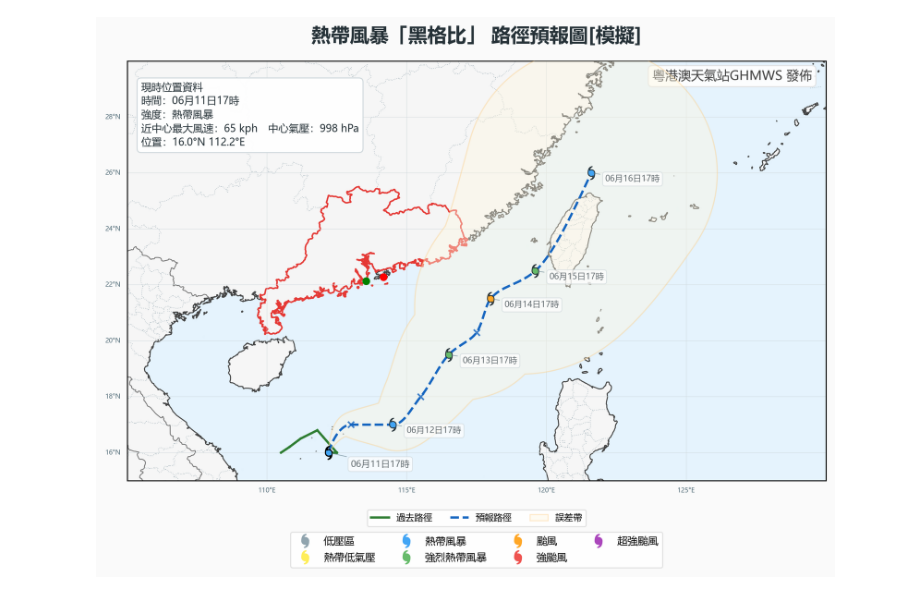
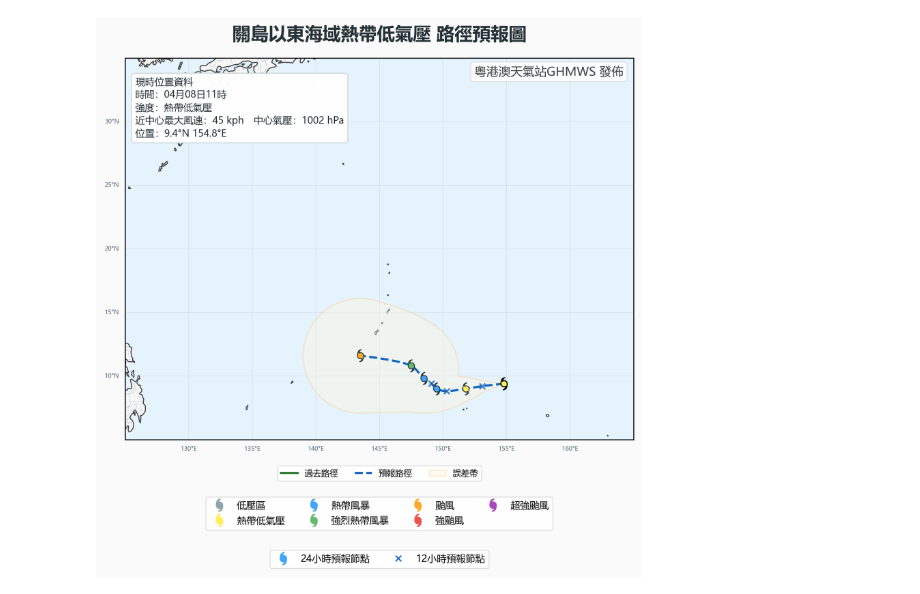
Before and after one commit to zax41006-bot/GHMWS-MODEL, a Jupyter notebook: GHMWS-TC-Track.ipynb, the cells around one changed output. Drawn from its saved outputs; the diff is of its cells as text; code cells hidden in the pictures.

```diff
--- a/GHMWS-TC-Track.ipynb
+++ b/GHMWS-TC-Track.ipynb
@@ -12,12 +12,6 @@ from shapely.ops import unary_union
 import tcmarkers
 import cartopy.io.shapereader as shapereader
 
-# ----------------------------
-# 1. 全局配置
-# ----------------------------
-%matplotlib inline
-%config InlineBackend.figure_format = 'retina'
-
 plt.rcParams["font.family"] = ["Microsoft YaHei", "SimHei"]
 plt.rcParams["axes.unicode_minus"] = False
 plt.rcParams["font.size"] = 9
@@ -28,7 +22,7 @@ plt.rcParams["patch.linewidth"] = 0.8
 plt.rcParams["figure.dpi"] = 150
 plt.rcParams["savefig.dpi"] = 300
 
-extent = [105.0, 130.0, 15.0, 30.0]
+extent = [125.0, 165.0, 5.0, 35.0]
 LAT_TO_KM = 110.574
 KM_TO_DEG = 1 / 111
 
@@ -39,7 +33,6 @@ PAST_PATH_COLOR = "#2E7D32"
 FORECAST_PATH_COLOR = "#1565C0"
 PATH_WIDTH = 1.8
 
-# 粤港澳红色边界样式
 SPECIAL_EDGE = "#E53935"
 SPECIAL_FILL = "#F5F5F5"
 
@@ -49,9 +42,6 @@ ANNOTATE_ARROW = dict(arrowstyle="-", color="#607D8B", linewidth=0.6, alpha=0.6)
 MARKER_SIZE = 5
 X_MARKER_SIZE = 5
 
-# ----------------------------
-# 2. 氣旋強度分級
-# ----------------------------
 def get_intensity_info(wind_speed, cyclone_type="tropical"):
     if cyclone_type == "EX":
         return ("溫帶氣旋", "#90A4AE", tcmarkers.HU)
@@ -71,24 +61,23 @@ def get_intensity_info(wind_speed, cyclone_type="tropical"):
         return ("超強颱風", "#AB47BC", tcmarkers.HU)
 
 # ----------------------------
-# 3. 數據
+# 熱帶氣旋數據
 # ----------------------------
 tcPathData = [
-    {"lat": 16.0, "lng": 110.5, "speed": 45, "pressure": 1002, "time": "06月11日02時", "type": "past"},
-    {"lat": 16.2, "lng": 110.8, "speed": 45, "pressure": 1002, "time": "06月11日05時", "type": "past"},
-    {"lat": 16.5, "lng": 111.2, "speed": 55, "pressure": 1000, "time": "06月11日08時", "type": "past"},
-    {"lat": 16.8, "lng": 111.8, "speed": 55, "pressure": 1000, "time": "06月11日11時", "type": "past"},
-    {"lat": 16.0, "lng": 112.5, "speed": 65, "pressure": 998, "time": "06月11日14時", "type": "past"},
-    {"lat": 16.0, "lng": 112.2, "speed": 65, "pressure": 998, "time": "06月11日17時", "type": "current"},
-    {"lat": 17.0, "lng": 113.0, "speed": 65, "pressure": 998, "time": "06月12日05時", "type": "forecast", "hours": 12},
-    {"lat": 17.0, "lng": 114.5, "speed": 75, "pressure": 995, "time": "06月12日17時", "type": "forecast", "hours": 24},
-    {"lat": 18.0, "lng": 115.5, "speed": 85, "pressure": 990, "time": "06月13日05時", "type": "forecast", "hours": 36},
-    {"lat": 19.5, "lng": 116.5, "speed": 90, "pressure": 985, "time": "06月13日17時", "type": "forecast", "hours": 48},
-    {"lat": 20.3, "lng": 117.5, "speed": 110, "pressure": 980, "time": "06月14日05時", "type": "forecast", "hours": 60},
-    {"lat": 21.5, "lng": 118.0, "speed": 120, "pressure": 975, "time": "06月14日17時", "type": "forecast", "hours": 72},
-    {"lat": 22.5, "lng": 119.6, "speed": 110, "pressure": 978, "time": "06月15日17時", "type": "forecast", "hours": 96},
-    {"lat": 26.0, "lng": 121.6, "speed": 85, "pressure": 988, "time": "06月16日17時", "type": "forecast", "hours": 120},
+    #過去/現時
+    {"lat": 9.4, "lng": 154.8, "speed": 45, "pressure": 1002, "time": "04月08日11時", "type": "current"},
+    #預報
+    {"lat": 9.2, "lng": 153.1, "speed": 55, "pressure": 1000, "time": "04月08日23時", "type": "forecast", "hours": 12},
+    {"lat": 9.0, "lng": 151.8, "speed": 55, "pressure": 1000, "time": "04月09日11時", "type": "forecast", "hours": 24},
+    {"lat": 8.8, "lng": 150.3, "speed": 65, "pressure": 998, "time": "04月09日23時", "type": "forecast", "hours": 36},
+    {"lat": 9.0, "lng": 149.5, "speed": 65, "pressure": 998, "time": "04月10日11時", "type": "forecast", "hours": 48},
+    {"lat": 9.4, "lng": 149.1, "speed": 75, "pressure": 995, "time": "04月10日23時", "type": "forecast", "hours": 60},
+    {"lat": 9.8, "lng": 148.5, "speed": 85, "pressure": 990, "time": "04月11日11時", "type": "forecast", "hours": 72},
+    {"lat": 10.8, "lng": 147.5, "speed": 100, "pressure": 982, "time": "04月12日11時", "type": "forecast", "hours": 96},
+    {"lat": 11.6, "lng": 143.5, "speed": 120, "pressure": 975, "time": "04月13日11時", "type": "forecast", "hours": 120},
 ]
+
+#-----------------------------
 
 past_data = [[item["time"], item["lng"], item["lat"], item["speed"], item["pressure"]]
              for item in tcPathData if item["type"] in ["past", "current"]]
@@ -111,12 +100,9 @@ else:
     current_cyclone_type = "tropical"
 current_intensity, current_color, current_marker = get_intensity_info(current_wind, current_cyclone_type)
 
-# ----------------------------
-# 4. 繪圖
-# ----------------------------
 plt.close('all')
 
-fig, ax = plt.subplots(figsize=(8, 7), subplot_kw={'projection': ccrs.PlateCarree()}, facecolor="#FAFAFA")
+fig, ax = plt.subplots(figsize=(11, 8), subplot_kw={'projection': ccrs.PlateCarree()}, facecolor="#FAFAFA")
 ax.set_extent(extent, crs=ccrs.PlateCarree())
 
 ax.add_feature(cfeature.LAND, color="#F5F5F5", alpha=0.9)
@@ -124,9 +110,6 @@ ax.add_feature(cfeature.OCEAN, color="#E3F2FD", alpha=0.9)
 ax.add_feature(cfeature.COASTLINE, linewidth=0.8, color="#424242")
 ax.add_feature(cfeature.BORDERS, linewidth=0.7, color="#757575")
 
-# ----------------------------
-# 粵港澳
-# ----------------------------
 shpfilename = shapereader.natural_earth(resolution='10m', category='cultural', name='admin_1_states_provinces')
 reader = shapereader.Reader(shpfilename)
 for rec in reader.records():
@@ -137,18 +120,13 @@ for rec in reader.records():
                           edgecolor=SPECIAL_EDGE,
                           linewidth=1.2, alpha=1, zorder=2)
 
-# ----------------------------
-# 香港紅點、澳門綠點
-# ----------------------------
 ax.plot(114.17, 22.28, 'o', color='red', markersize=5, transform=ccrs.PlateCarree(), zorder=9)
 ax.plot(113.55, 22.13, 'o', color='green', markersize=5, transform=ccrs.PlateCarree(), zorder=9)
 
-# 省界線
 province_borders = cfeature.NaturalEarthFeature(
     category='cultural', name='admin_1_states_provinces_lines', scale='10m', facecolor='none')
 ax.add_feature(province_borders, edgecolor="#90A4AE", linewidth=0.5, linestyle=":", alpha=0.7)
 
-# 網格線
 gl = ax.gridlines(crs=ccrs.PlateCarree(), draw_labels=True,
                   linewidth=0.4, color="#CFD8DC", alpha=0.7, linestyle="-")
 gl.top_labels = False
@@ -158,7 +136,6 @@ gl.yformatter = LATITUDE_FORMATTER
 gl.xlabel_style = {"size": 5, "color": "#546E7A"}
 gl.ylabel_style = {"size": 5, "color": "#546E7A"}
 
-# 過去路徑
 prev_past_lon, prev_past_lat = None, None
 for i, data in enumerate(past_data):
     time, lon, lat, wind, press = data[:5]
@@ -167,17 +144,11 @@ for i, data in enumerate(past_data):
                 color=PAST_PATH_COLOR, linewidth=PATH_WIDTH, transform=ccrs.PlateCarree(), zorder=3)
     prev_past_lon, prev_past_lat = lon, lat
 
-# 當前位置
 ax.plot(current_lon, current_lat,
         marker=current_marker, markersize=MARKER_SIZE,
         color=current_color, markeredgecolor="black", markeredgewidth=0.9,
         transform=ccrs.PlateCarree(), zorder=6)
-ax.annotate(current_time, xy=(current_lon, current_lat),
-            xytext=(current_lon + 0.8, current_lat - 0.5),
-            bbox=LABEL_BBOX, arrowprops=ANNOTATE_ARROW,
-            fontsize=7, color="#263238", alpha=0.7, transform=ccrs.PlateCarree(), zorder=7)
 
-# 預報路徑 + 誤差帶
 forecast_lons = [d[1] for d in forecast_data]
 forecast_lats = [d[2] for d in forecast_data]
 forecast_hours = [d[4] for d in forecast_data]
@@ -213,7 +184,6 @@ ax.add_geometries([polys], ccrs.PlateCarree(),
 ax.plot(x, y, color=FORECAST_PATH_COLOR, linewidth=PATH_WIDTH,
         linestyle="--", transform=ccrs.PlateCarree(), zorder=5)
 
-# 預報節點
 MAJOR_HOURS = {24,48,72,96,120}
 for i, data in enumerate(forecast_data):
     time, lon, lat, wind, hours = data[:5]
@@ -223,15 +193,11 @@ for i, data in enumerate(forecast_data):
         ax.plot(lon, lat, marker=mark, markersize=MARKER_SIZE,
                 color=col, markeredgecolor="#263238", markeredgewidth=0.7,
                 transform=ccrs.PlateCarree(), zorder=5)
-        ax.annotate(time, xy=(lon, lat), xytext=(lon+0.5, lat-0.3),
-                    bbox=LABEL_BBOX, arrowprops=ANNOTATE_ARROW,
-                    fontsize=6.5, color="#263238", alpha=0.7, transform=ccrs.PlateCarree(), zorder=7)
     else:
         ax.plot(lon, lat, marker="x", markersize=X_MARKER_SIZE,
                 color=FORECAST_PATH_COLOR, markeredgewidth=1.3,
                 transform=ccrs.PlateCarree(), zorder=5, alpha=0.8)
 
-# 現時位置資訊框
 current_label_text = (f"現時位置資料\n"
                      f"時間：{current_time}\n"
                      f"強度：{current_intensity}\n"
@@ -242,45 +208,47 @@ ax.text(0.02, 0.95, current_label_text, transform=ax.transAxes,
         bbox=dict(boxstyle="round,pad=0.4", fc="white", ec="#CFD8DC", alpha=0.98),
         zorder=10, color="#263238", linespacing=1.3)
 
-# ----------------------------
-# 圖例
-# ----------------------------
 legend_path = [
     Line2D([0],[0], color=PAST_PATH_COLOR, lw=PATH_WIDTH, label="過去路徑"),
     Line2D([0],[0], color=FORECAST_PATH_COLOR, lw=PATH_WIDTH, ls="--", label="預報路徑"),
     plt.Rectangle((0,0),1,1, fc=ERROR_CIRCLE_FILL, alpha=ERROR_CIRCLE_ALPHA,
-                  edgecolor=ERROR_CIRCLE_EDGE, label="誤差帶")
+                  edgecolor=ERROR_CIRCLE_EDGE, label="誤差帶"),
 ]
 leg1 = ax.legend(handles=legend_path, loc="lower center", bbox_to_anchor=(0.5, -0.12),
-                 ncol=6, fontsize=7, frameon=True, fancybox=True, facecolor="white", edgecolor="#E0E0E0")
+                 ncol=3, fontsize=7, frameon=True, fancybox=True, facecolor="white", edgecolor="#E0E0E0")
 ax.add_artist(leg1)
 
 legend_intensity = [
     Line2D([0],[0], marker=tcmarkers.HU, color="#90A4AE", linestyle="None", markersize=5, label="低壓區"),
     Line2D([0],[0], marker=tcmarkers.HU, color="#FFEE58", linestyle="None", markersize=5, label="熱帶低氣壓"),
     Line2D([0],[0], marker=tcmarkers.HU, color="#42A5F5", linestyle="None", markersize=5, label="熱帶風暴"),
     Line2D([0],[0], marker=tcmarkers.HU, color="#66BB6A", linestyle="None", markersize=5, label="強烈熱帶風暴"),
     Line2D([0],[0], marker=tcmarkers.HU, color="#FFA726", linestyle="None", markersize=5, label="颱風"),
     Line2D([0],[0], marker=tcmarkers.HU, color="#EF5350", linestyle="None", markersize=5, label="強颱風"),
     Line2D([0],[0], marker=tcmarkers.HU, color="#AB47BC", linestyle="None", markersize=5, label="超強颱風")
 ]
-ax.legend(handles=legend_intensity, loc="lower center", bbox_to_anchor=(0.5, -0.22),
+leg2 = ax.legend(handles=legend_intensity, loc="lower center", bbox_to_anchor=(0.5, -0.25),
           ncol=4, fontsize=8, frameon=True, fancybox=True, facecolor="white", edgecolor="#E0E0E0")
+ax.add_artist(leg2)
 
-# ----------------------------
-# 標題
-# ----------------------------
-plt.title("熱帶風暴「黑格比」 路徑預報圖[模擬]",
+legend_node = [
+    Line2D([0],[0], marker=tcmarkers.HU, color="#42A5F5", linestyle="None", markersize=5, label="24小時預報節點"),
+    Line2D([0],[0], marker="x", color=FORECAST_PATH_COLOR, linestyle="None", markersize=5, label="12小時預報節點"),
+]
+ax.legend(handles=legend_node, loc="lower center", bbox_to_anchor=(0.5, -0.35),
+          ncol=2, fontsize=8, frameon=True, fancybox=True, facecolor="white", edgecolor="#E0E0E0")
+
+plt.title("關島以東海域熱帶低氣壓 路徑預報圖",
           fontsize=15, pad=15, fontweight="bold", color="#263238")
 ax.text(0.98, 0.98, "粵港澳天氣站GHMWS 發佈",
         horizontalalignment="right", verticalalignment="top",
         transform=ax.transAxes, fontsize=10, color="#424242",
         bbox=dict(boxstyle="round,pad=0.3", facecolor="white", alpha=0.9, edgecolor="#E0E0E0"))
 
 plt.tight_layout()
-plt.subplots_adjust(left=0.03, right=0.97, bottom=0.28, top=0.93)
+plt.subplots_adjust(left=0.03, right=0.97, bottom=0.38, top=0.93)
 
-display(fig)
+plt.show()
 plt.close(fig)
 # %% [output]
-[figure, old version]
+[figure, new version]
```
Also changed, not shown: parts of 1 cell of this notebook.
